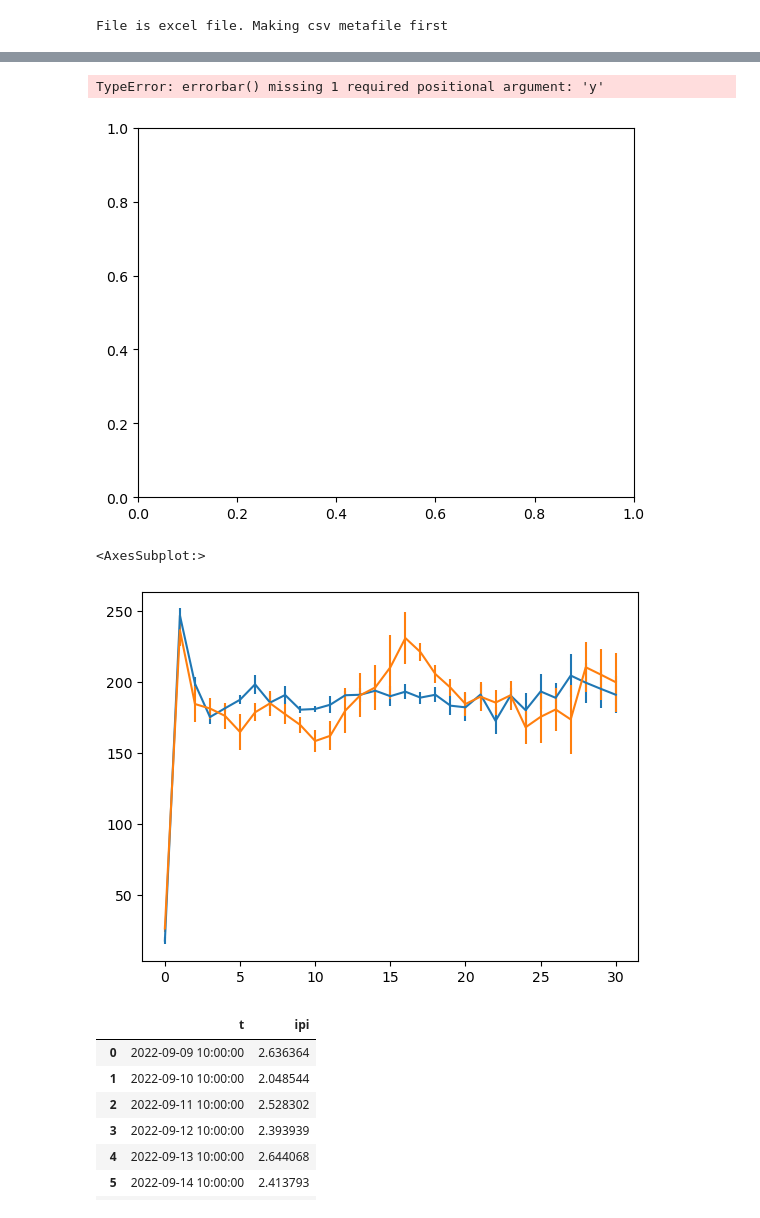
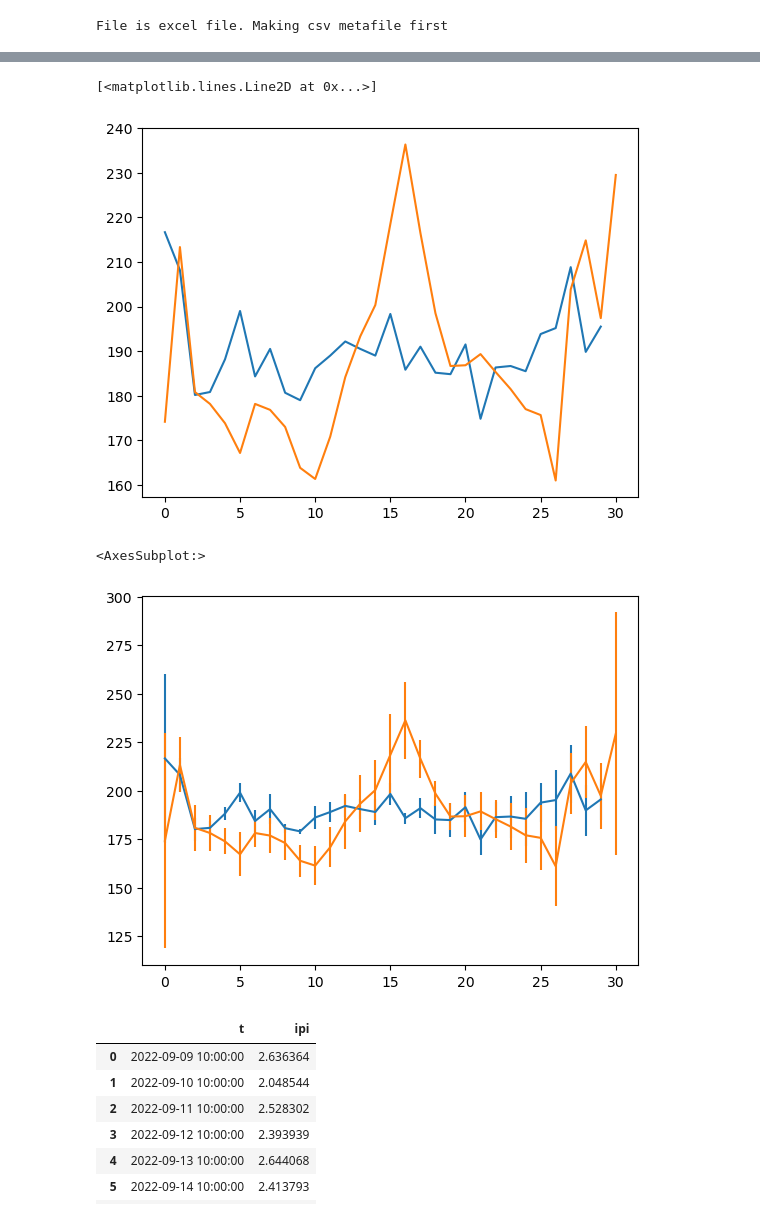
Before and after one commit to Htbibalan/FEDPROTEINPRO, a Jupyter notebook: notebooks/FEDXC_readdata_new.ipynb, the cells around one changed output, grey strips where cells are left out. Saved outputs shown, nothing was run; the diff lists cells and outputs as text; code cells hidden in the pictures.

Commit message:
New Plots
Created plots with double axis and labels

```diff
--- a/notebooks/FEDXC_readdata_new.ipynb
+++ b/notebooks/FEDXC_readdata_new.ipynb
@@ -13,7 +13,7 @@ import seaborn as sns
 import trompy as tp
 # %%
 DATA_FOLDER = "..\\data"
-df = pd.read_csv(os.path.join(DATA_FOLDER, "FED004_100322_00_MERGED.CSV"))
+df = pd.read_csv(os.path.join(DATA_FOLDER, "FED001_091022_00.CSV"))
 
 def tweak_fed(df):
 
@@ -25,4 +25,4 @@ def tweak_fed(df):
              .query("Event == 'Pellet'")
              .loc[:,"ipi"] # could use .loc[:,["ipi", "col2", "col5" etc]] to get mutliple columns, e.g. animal name etc
            )
-tweak_fed(df) # could add animal name from metafile and diet and phase so these are returned in dataframe
+#tweak_fed(df) # could add animal name from metafile and diet and phase so these are returned in dataframe
@@ -47,7 +49,8 @@ rows, header = tp.metafilereader(METAFILE, sheetname="METAFILE")
 
 ff_dict = {}
 for row in rows:
-    file, mouse, diet, mode, sex,order,epoch = row
+    # file, mouse, diet, mode, sex,order,epoch = row
+    fedfile, mouse, diet, mode, sex,order,epoch = row
     if (mode == "FF") and (diet in ["NR", "PR"]):
         key = "_".join([mouse, epoch])
         ff_dict[key] = {}
@@ -56,7 +59,7 @@ for row in rows:
         ff_dict[key]["sex"] = sex
         ff_dict[key]["epoch"] = epoch
         ff_dict[key]["order"] = int(order)
-        ff_dict[key]["pellets"] = tweak_fed(pd.read_csv(os.path.join(DATA_FOLDER, file)))
+        ff_dict[key]["pellets"] = tweak_fed(pd.read_csv(os.path.join(DATA_FOLDER, fedfile)))
 # %% [output]
 File is excel file. Making csv metafile first
 # %%
@@ -140,9 +141,11 @@ ff_dict_all_epochs["FEDXC08"]["order"]
 # %%
 ff_dict_all_epochs["FEDXC01"]["pellets"]
 
+#I chnage the offset from 10H to 9H since the code was working in a weird manner and reading date from a day before the experiment begins!
+
 def pellets_by_day(df):
     return (df
-            .resample("d", offset = "10H")
+            .resample("d", offset = "9H")
             .count()
             .reset_index()
 
@@ -150,6 +153,8 @@ def pellets_by_day(df):
 
 pellets_by_day(ff_dict_all_epochs["FEDXC01"]["pellets"])
 
+
+#The original code by Jaime
 NR=[]
 PR=[]
 for key, val in ff_dict_all_epochs.items():
@@ -161,5 +166,7 @@ for key, val in ff_dict_all_epochs.items():
 
 
 
+
+
 NR= pd.concat(NR, axis=1)
 PR= pd.concat(PR, axis=1)
@@ -166,13 +198,13 @@ PR= pd.concat(PR, axis=1)
 # %%
 NR.mean(axis=1)
 PR.mean(axis=1)
 
 f, ax = plt.subplots()
-ax.plot(NR.mean(axis=1), yerror= NR.sem(axis=1))
+ax.plot(NR.mean(axis=1),) #yerror= NR.sem(axis=1))
 ax.plot(PR.mean(axis=1))
 # %% [output]
-TypeError: errorbar() missing 1 required positional argument: 'y'
+[<matplotlib.lines.Line2D at 0x...>]
-[figure, old version]
+[figure, new version]
 # %%
 f, ax = plt.subplots()
 NR.mean(axis=1).plot(yerr= NR.sem(axis=1), ax=ax)
@@ -180,7 +212,7 @@ PR.mean(axis=1).plot(yerr= PR.sem(axis=1), ax=ax)
 #ax.set_xticks([0,1,2])
 # %% [output]
 <AxesSubplot:>
-[figure, old version]
+[figure, new version]
 # %%
 ff_dict_all_epochs["FEDXC01"]["pellets"]
 
```
Also changed, not shown: parts of 33 cells of this notebook, 5 other files.
